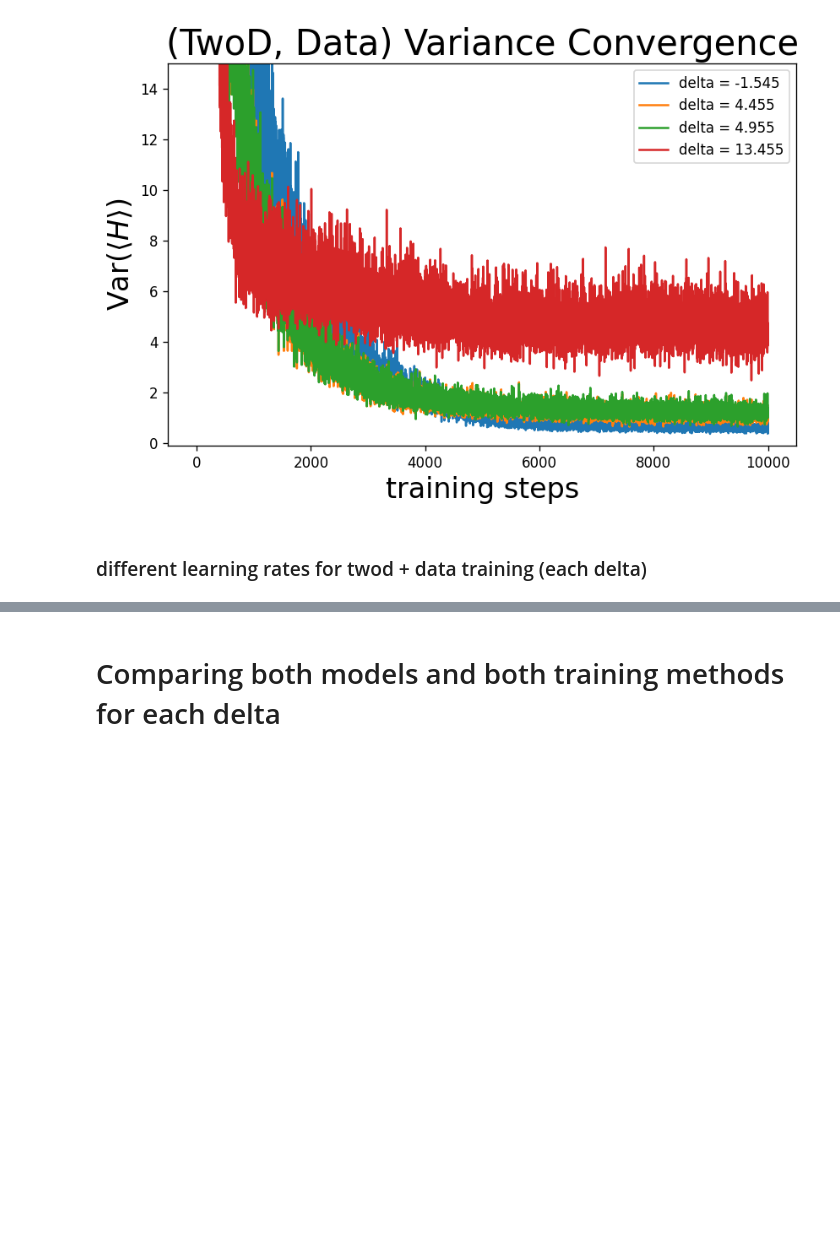
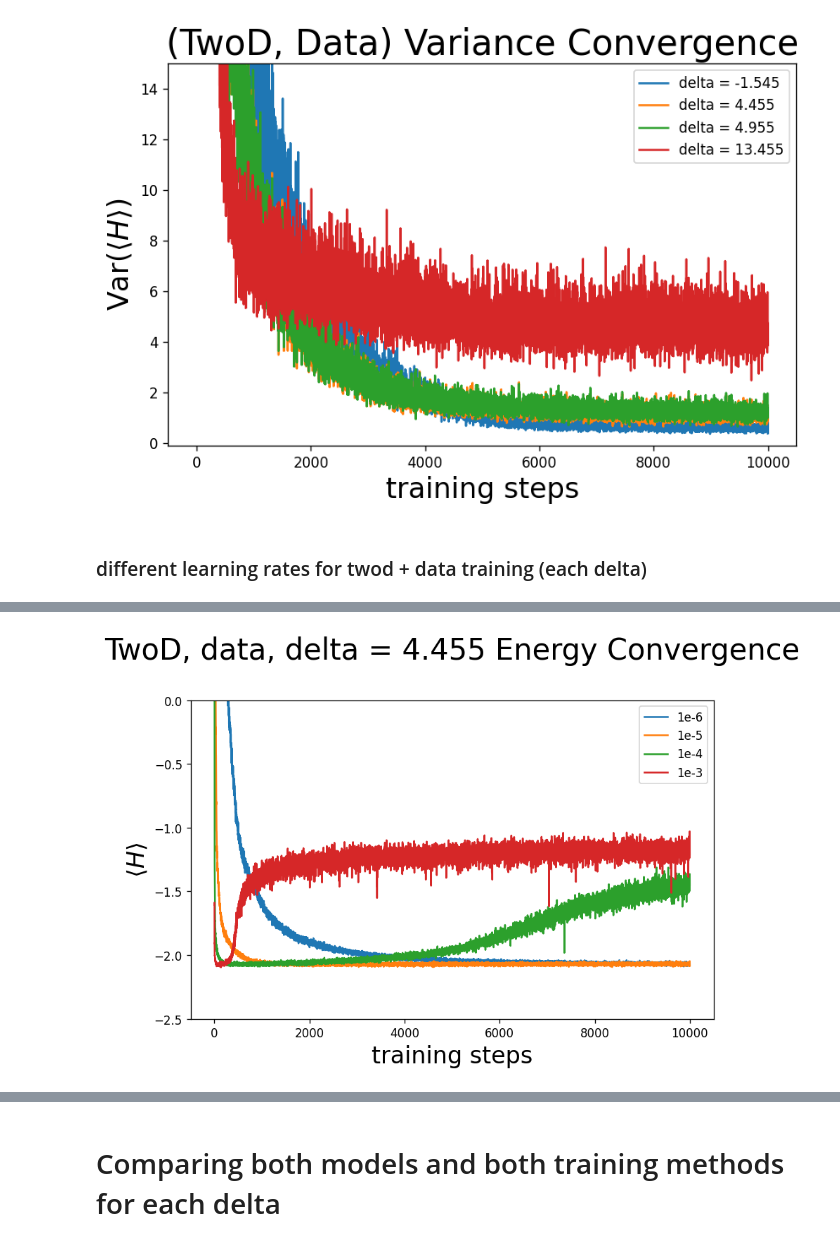
Before and after one commit to slattekr/RydbergStateReReconstruction, a Jupyter notebook: Main/KZ_notebooks/Experiments Round 1 (all delta values).ipynb, the cells around one changed output, grey strips where cells are left out. Cells and saved outputs as stored; diff of their text form; code cells hidden in the pictures; blank space fills up the shorter version.

Commit message:
more learning rates for TwoD + data

```diff
--- a/Main/KZ_notebooks/Experiments Round 1 (all delta values).ipynb
+++ b/Main/KZ_notebooks/Experiments Round 1 (all delta values).ipynb
@@ -269,0 +314,14 @@ plt.show()
+# %%
+fig = plt.figure(1,figsize=(8,5), dpi=120, facecolor='w', edgecolor='k')
+plt.plot(np.arange(len(lr6_midlowdelta_e)),lr6_midlowdelta_e,label='1e-6')
+plt.plot(np.arange(len(lr5_midlowdelta_e)),lr5_midlowdelta_e,label='1e-5')
+plt.plot(np.arange(len(lr4_midlowdelta_e)),lr4_midlowdelta_e,label='1e-4')
+plt.plot(np.arange(len(lr3_midlowdelta_e)),lr3_midlowdelta_e,label='1e-3')
+plt.legend()
+plt.ylim(-2.5,0)
+plt.title('TwoD, data, delta = 4.455 Energy Convergence\n',fontsize=25)
+plt.ylabel('$\\langle H \\rangle$',fontsize=20)
+plt.xlabel('training steps',fontsize=20)
+plt.show()
+# %% [output]
+[figure, added]
```
Also changed, not shown: parts of 4 cells of this notebook.
